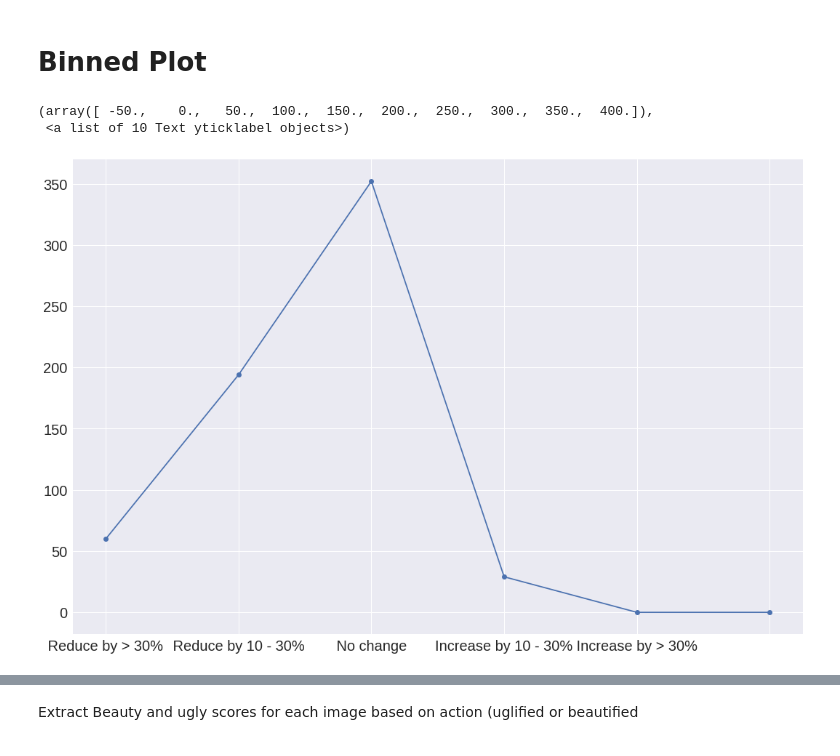
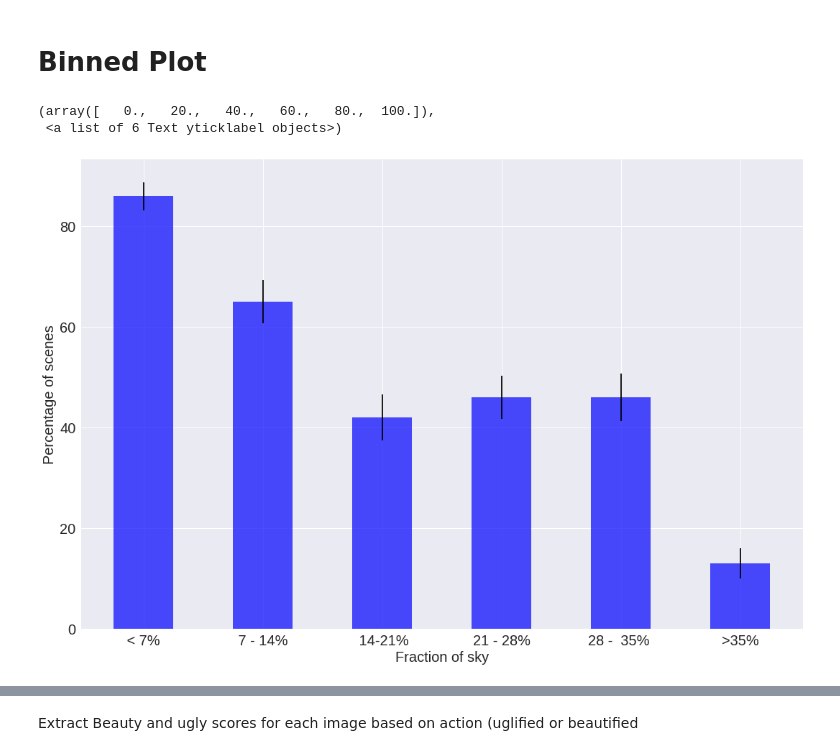
Before and after one commit to sagarjoglekar/ExplainingUrbanEmotions, a Jupyter notebook: notebooks/RetreivalPipeline.ipynb, the cells around one changed output, grey strips where cells are left out. Drawn from its saved outputs; the diff is of its cells as text; code cells hidden in the pictures.

```diff
--- a/notebooks/RetreivalPipeline.ipynb
+++ b/notebooks/RetreivalPipeline.ipynb
@@ -986,6 +862,8 @@ std = {}
 scores = {}
 beautfiedScores = {}
 uglifiedScores = {}
+beautifiedEntropy = []
+uglifiedEntropy = []
 origScores = {}
 for k in deltas:
     for ratios in deltas[k]['top5']:
@@ -996,8 +874,8 @@ for k in deltas:
                 beautfiedScores[dim] = []
                 uglifiedScores[dim] = []
                 scores[dim] = []
+
             scores[dim].append(ratios[dim])
-
             #Find change in scores and the score
             orig_score = 0.0
             if dim in deltas[k]['origLabels']:
@@ -1007,6 +885,11 @@ for k in deltas:
                 beautfiedScores[dim].append(ratios[dim] - orig_score)
             else:
                 uglifiedScores[dim].append(ratios[dim] - orig_score)
+
+        if deltas[k]['label'] == 1:
+            beautifiedEntropy =  beautifiedEntropy + deltas[k]['top5Entropy']
+        else:
+            uglifiedEntropy = uglifiedEntropy + deltas[k]['top5Entropy']
 #print scores.keys()
 for k in origScores:
     mean[k] = np.mean(origScores[k])
@@ -1174,21 +1068,43 @@ for i in range(iters):
+# %%
+iters = 100
+sampleSize = 100
+for i in range(iters):
+    for k in bins:
+        sample = random.sample(bins[k]['label'] , sampleSize)
+        bins[k]['beauty'].append(sum(sample))
+#         bins[k]['beauty'].append(sum(bins[k]['label']))
+        bins[k]['ugly'].append(len(sample) - sum(sample))
+# %%
+iters = 100
+sampleSize = 100
+for i in range(iters):
+    for k in compexityBin:
+        sample = random.sample(compexityBin[k]['label'] , sampleSize)
+        compexityBin[k]['beauty'].append(sum(sample))
+#         bins[k]['beauty'].append(sum(bins[k]['label']))
+        compexityBin[k]['ugly'].append(len(sample) - sum(sample))
 # %%
 fig, ax = plt.subplots()
 fig.set_size_inches(18,12)
 errorBeauty = [np.std(bins[i]['beauty']) for i in bins]
-ax.errorbar(np.arange(0,len(bins), 1), [np.median(bins[i]['beauty']) for i in bins], yerr=errorBeauty, fmt='-o')
+
+#ax.errorbar(np.arange(0,len(bins), 1), [np.median(bins[i]['beauty']) for i in bins], yerr=errorBeauty, fmt='-o')
+
+rects1 = ax.bar(np.arange(0,len(bins), 1), [np.median(bins[i]['beauty']) for i in bins], 0.5, color='b', yerr=errorBeauty ,alpha=0.7)
+
 # plt.plot([np.median(bins[i]['ugly']) for i in bins])
-#errorUgly = [np.std(bins[i]['ugly']) for i in bins]
-#ax.errorbar(np.arange(0,len(bins), 1), [np.median(bins[i]['ugly']) for i in bins], yerr=errorUgly, fmt='-o')
-#plt.xlabel(" Changes in Sky pixels " , fontsize = 20)
-#plt.ylabel("Percentage of images belonging to a bin" , fontsize = 20 )
+# errorUgly = [np.std(bins[i]['ugly']) for i in bins]
+# ax.errorbar(np.arange(0,len(bins), 1), [np.median(bins[i]['ugly']) for i in bins], yerr=errorUgly, fmt='-o')
+plt.xlabel("Fraction of sky" , fontsize = 20)
+plt.ylabel("Percentage of scenes" , fontsize = 20 )
 
 #ticks = [' Less Sky ' , ' ' , '' , '', ' More Sky ' ]
 # ticks = [' Reduce by > 30% ' , ' Reduce by 10 - 30% ' , ' No change ' , 'Increase by 10 - 30%', ' Increase by > 30% ' ]
-ticks = [' Reduce by > 30% ' , ' Reduce by 10 - 30% ' , ' No change ' , 'Increase by 10 - 30%', ' Increase by > 30% ' ]
+ticks = [' < 7% ' , ' 7 - 14% ' , ' 14-21%' , '21 - 28%', '28 -  35% ' , '>35%' ]
 plt.xticks(range(len(bins)) , ticks , fontsize=20)
 plt.yticks(fontsize=20)
-#plt.legend(['Beautiful Images','Ugly Images'])
+# plt.legend(['Beautiful Images','Ugly Images'])
 # %% [output]
-(array([ -50.,    0.,   50.,  100.,  150.,  200.,  250.,  300.,  350.,  400.]),
- <a list of 10 Text yticklabel objects>)
+(array([   0.,   20.,   40.,   60.,   80.,  100.]),
+ <a list of 6 Text yticklabel objects>)
-[figure, old version]
+[figure, new version]
```
Also changed, not shown: parts of 116 cells of this notebook, 12 other files.
